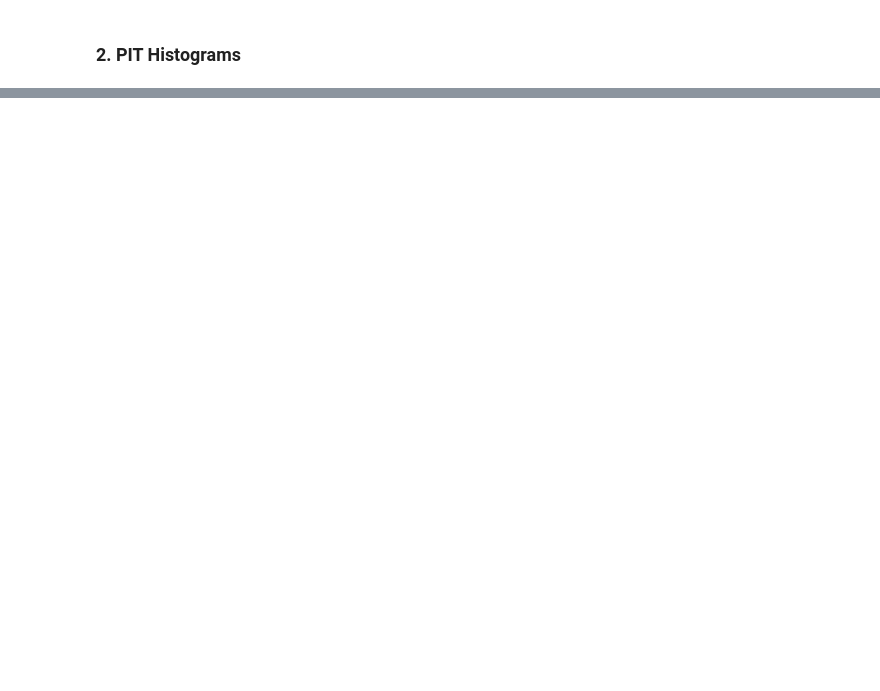
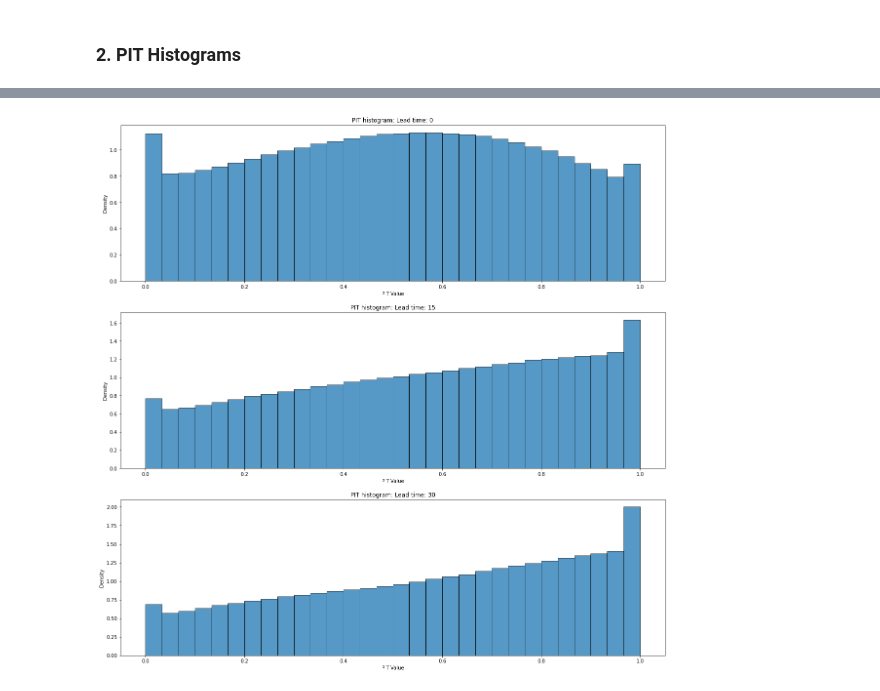
Before and after one commit to cleveryangcong/Bachelor_Thesis, a Jupyter notebook: notebooks/exploratory/2.6-dc-PIT_histograms.ipynb, the cells around one changed output, grey strips where cells are left out. Drawn from its saved outputs; the diff is of its cells as text; code cells hidden in the pictures; blank space fills up the shorter version.

```diff
--- a/notebooks/exploratory/2.6-dc-PIT_histograms.ipynb
+++ b/notebooks/exploratory/2.6-dc-PIT_histograms.ipynb
@@ -134 +146,5 @@ plot_pit_histogram_all(EMOS_global_ws10_preds, t2m_ground_truth, num_bins=30)
 [interactive output not drawn]
+# %%
+plot_pit_histogram_all(EMOS_local_t2m_preds, t2m_ground_truth, num_bins=30)
+# %% [output]
+[figure, added]
```
Also changed, not shown: parts of 11 cells of this notebook.
